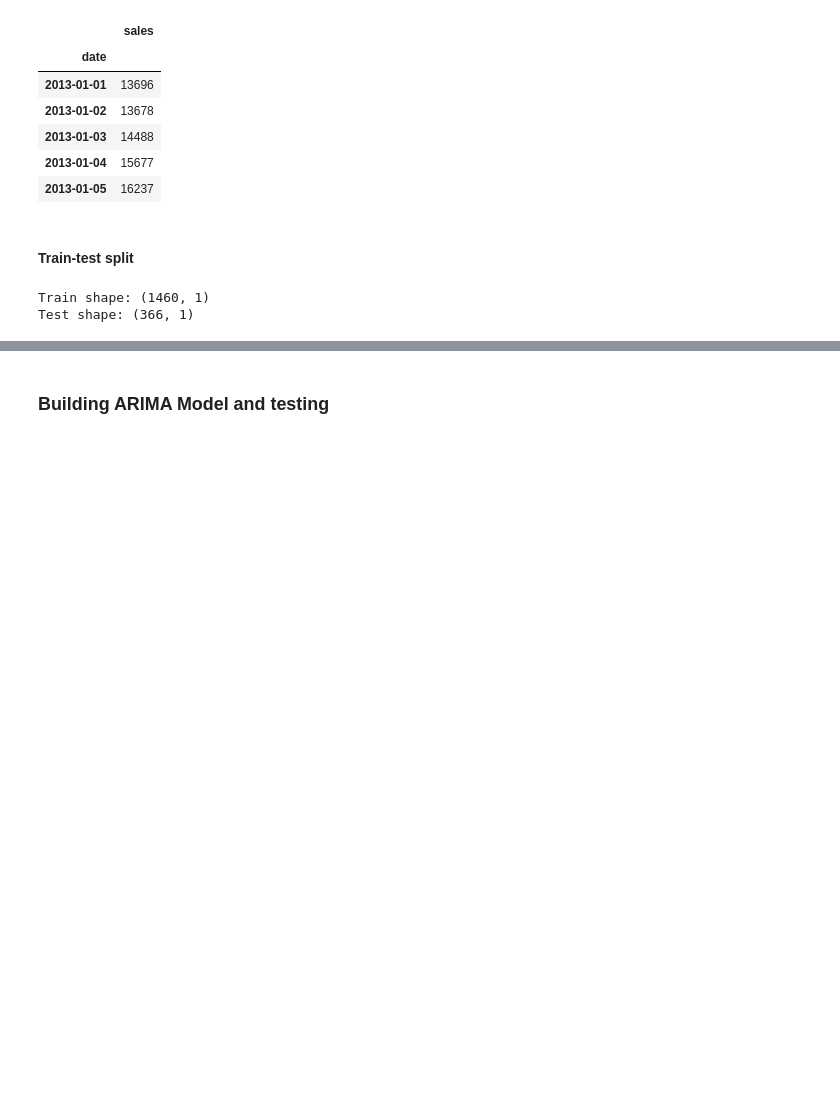
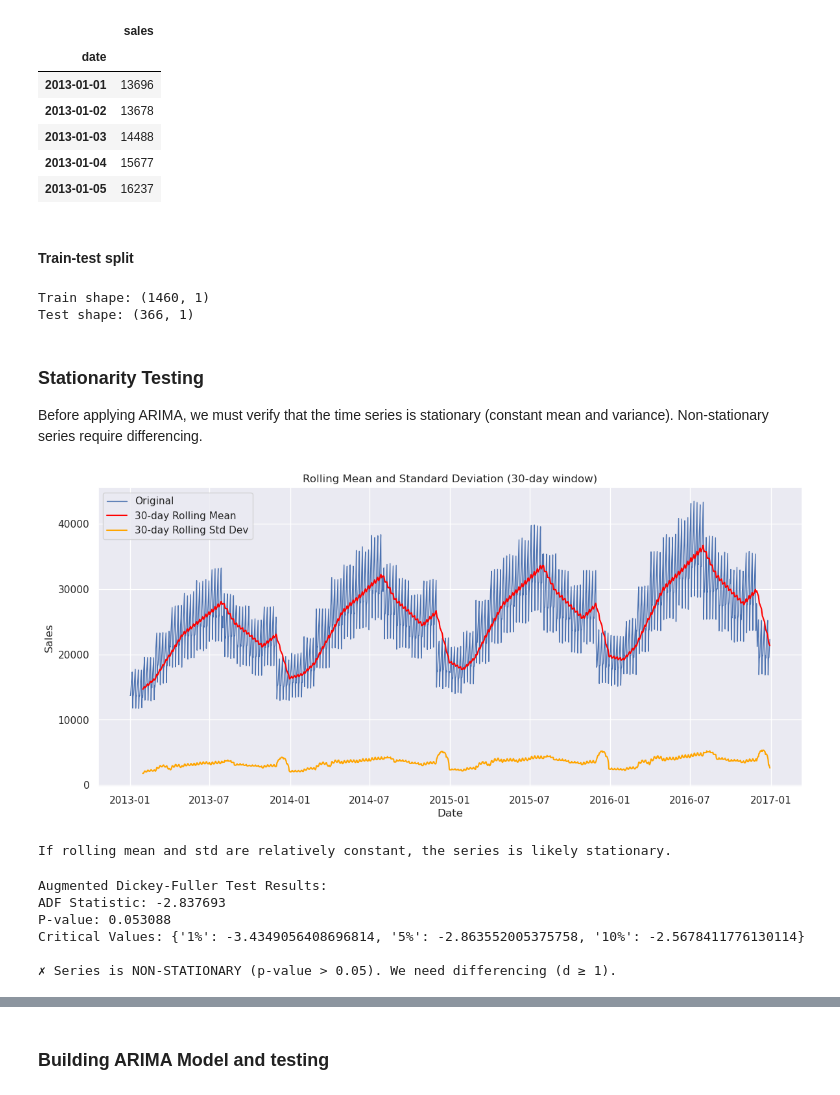
Before and after one commit to walterchipuriro/Retail-Sales-Time-Series-Forecasting, a Jupyter notebook: data/demand-forecasting-kernels-only/Forecasting.ipynb, the cells around one changed output, grey strips where cells are left out. Saved outputs shown, nothing was run; the diff lists cells and outputs as text; code cells hidden in the pictures; blank space fills up the shorter version.

Commit message:
Update forecasting notebook and add README + requirements

```diff
--- a/data/demand-forecasting-kernels-only/Forecasting.ipynb
+++ b/data/demand-forecasting-kernels-only/Forecasting.ipynb
@@ -290,3 +326,49 @@ print("Test shape:", test_data.shape)
 # %% [output]
 Train shape: (1460, 1)
 Test shape: (366, 1)
+# %% [markdown]
+### Stationarity Testing
+
+Before applying ARIMA, we must verify that the time series is stationary (constant mean and variance). Non-stationary series require differencing.
+# %%
+#### Rolling Mean and Standard Deviation
+
+# Calculate rolling mean and std
+rolling_mean = train_data['sales'].rolling(window=30).mean()
+rolling_std = train_data['sales'].rolling(window=30).std()
+
+plt.figure(figsize=(14, 6))
+plt.plot(train_data['sales'], label='Original', linewidth=1)
+plt.plot(rolling_mean, color='red', label='30-day Rolling Mean')
+plt.plot(rolling_std, color='orange', label='30-day Rolling Std Dev')
+plt.legend()
+plt.title('Rolling Mean and Standard Deviation (30-day window)')
+plt.xlabel('Date')
+plt.ylabel('Sales')
+plt.show()
+
+print("If rolling mean and std are relatively constant, the series is likely stationary.")
+# %% [output]
+[figure, added]
+If rolling mean and std are relatively constant, the series is likely stationary.
+# %%
+#### Augmented Dickey-Fuller Test
+
+result_adf = adfuller(train_data['sales'].dropna())
+
+print("Augmented Dickey-Fuller Test Results:")
+print(f"ADF Statistic: {result_adf[0]:.6f}")
+print(f"P-value: {result_adf[1]:.6f}")
+print(f"Critical Values: {result_adf[4]}")
+
+if result_adf[1] <= 0.05:
+    print("\n✓ Series is STATIONARY (p-value ≤ 0.05). Differencing (d) = 0 or 1 is appropriate.")
+else:
+    print("\n✗ Series is NON-STATIONARY (p-value > 0.05). We need differencing (d ≥ 1).")
+# %% [output]
+Augmented Dickey-Fuller Test Results:
+ADF Statistic: -2.837693
+P-value: 0.053088
+Critical Values: {'1%': -3.4349056408696814, '5%': -2.863552005375758, '10%': -2.5678411776130114}
+
+✗ Series is NON-STATIONARY (p-value > 0.05). We need differencing (d ≥ 1).
```
Also changed, not shown: parts of 21 cells of this notebook, 2 other files.
